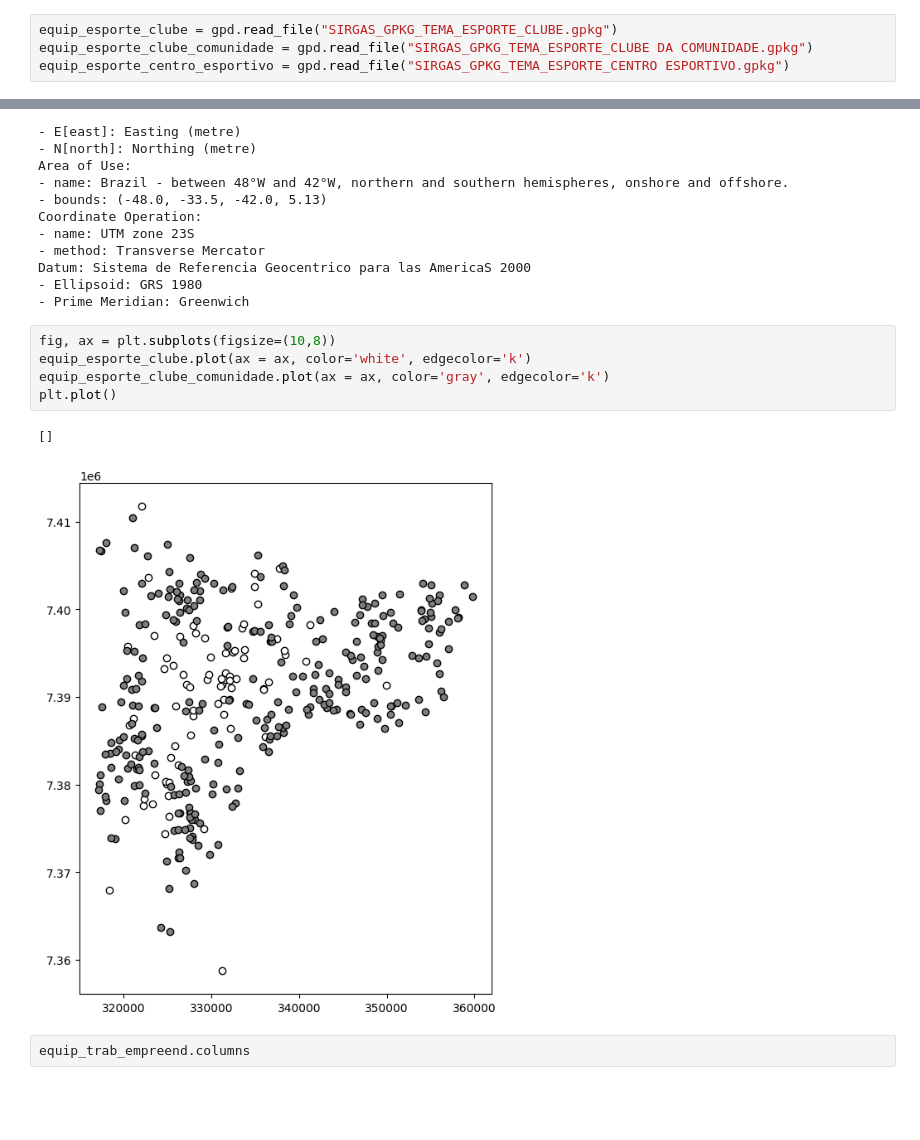
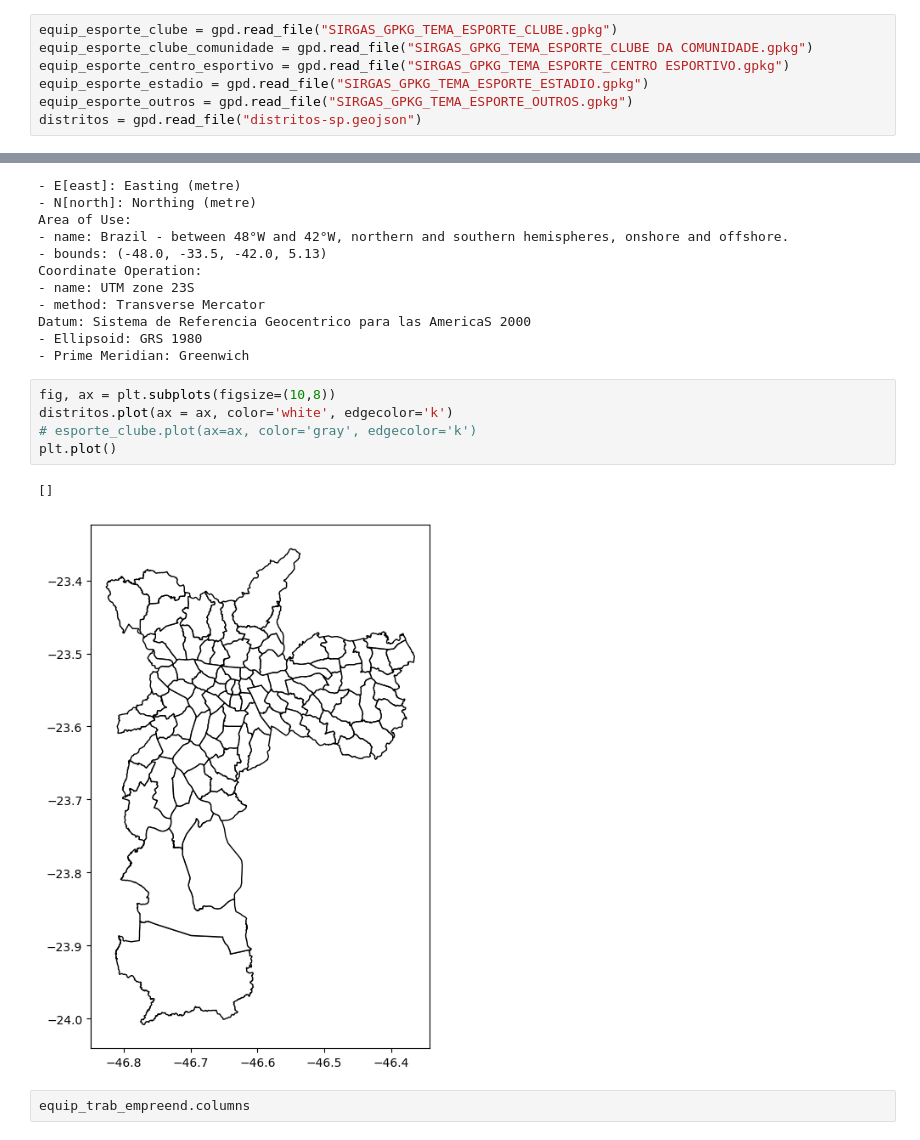
Before and after one commit to RicardoMourao-py/INFORMACOES_GEORREFERENCIADAS, a Jupyter notebook: projeto_infogeo.ipynb, the cells around one changed output, grey strips where cells are left out. Drawn from its saved outputs; the diff is of its cells as text; blank space fills up the shorter version.

```diff
--- a/projeto_infogeo.ipynb
+++ b/projeto_infogeo.ipynb
@@ -32,3 +32,6 @@ from google.colab import files
 equip_esporte_clube = gpd.read_file("SIRGAS_GPKG_TEMA_ESPORTE_CLUBE.gpkg")
 equip_esporte_clube_comunidade = gpd.read_file("SIRGAS_GPKG_TEMA_ESPORTE_CLUBE DA COMUNIDADE.gpkg")
 equip_esporte_centro_esportivo = gpd.read_file("SIRGAS_GPKG_TEMA_ESPORTE_CENTRO ESPORTIVO.gpkg")
+equip_esporte_estadio = gpd.read_file("SIRGAS_GPKG_TEMA_ESPORTE_ESTADIO.gpkg")
+equip_esporte_outros = gpd.read_file("SIRGAS_GPKG_TEMA_ESPORTE_OUTROS.gpkg")
+distritos = gpd.read_file("distritos-sp.geojson")
@@ -60,12 +84,12 @@ Datum: Sistema de Referencia Geocentrico para las AmericaS 2000
 - Prime Meridian: Greenwich
 # %%
 fig, ax = plt.subplots(figsize=(10,8))
-equip_esporte_clube.plot(ax = ax, color='white', edgecolor='k')
-equip_esporte_clube_comunidade.plot(ax = ax, color='gray', edgecolor='k')
+distritos.plot(ax = ax, color='white', edgecolor='k')
+# esporte_clube.plot(ax=ax, color='gray', edgecolor='k')
 plt.plot()
 # %% [output]
 []
-[figure, old version]
+[figure, new version]
 # %%
 equip_trab_empreend.columns
 # %% [output]
```
Also changed, not shown: parts of 6 cells of this notebook.
